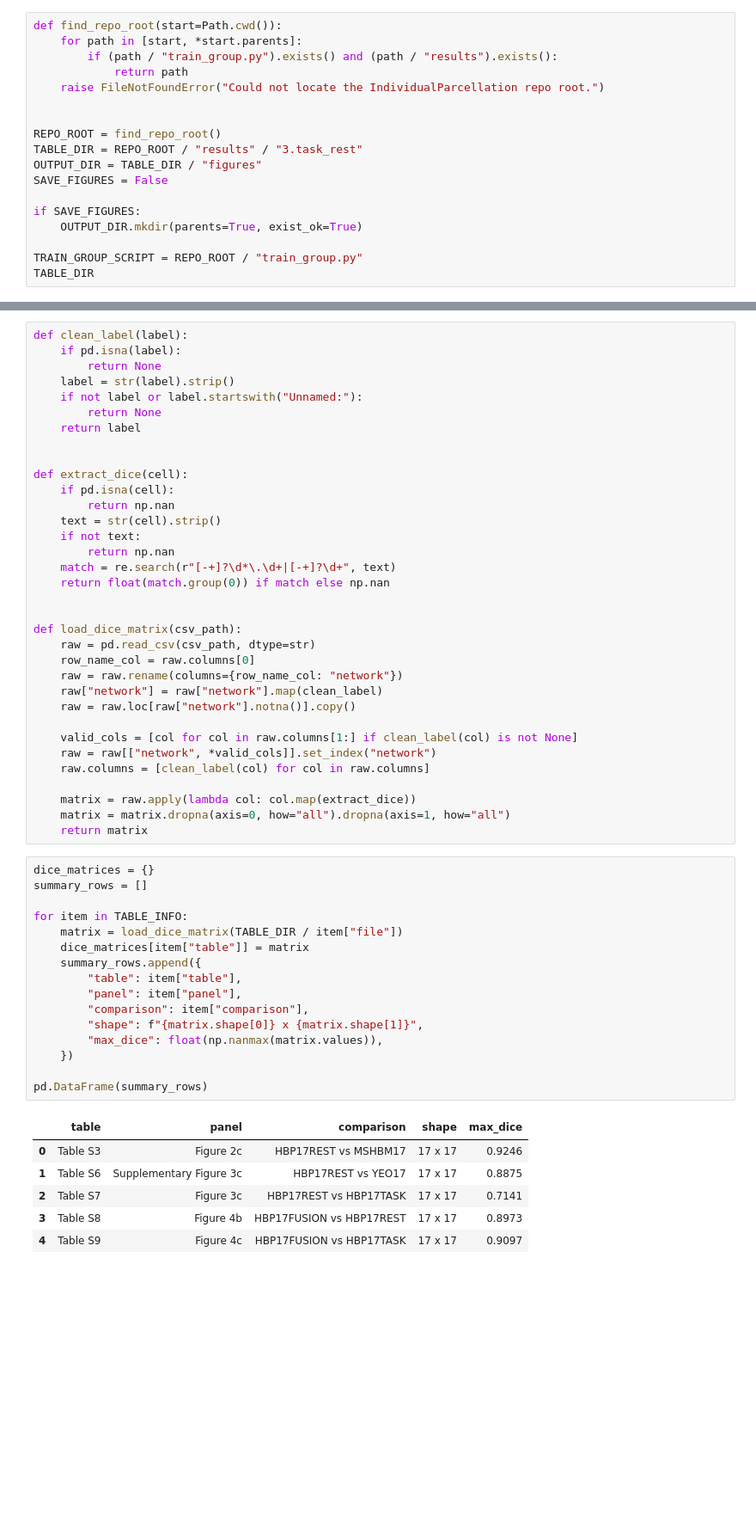
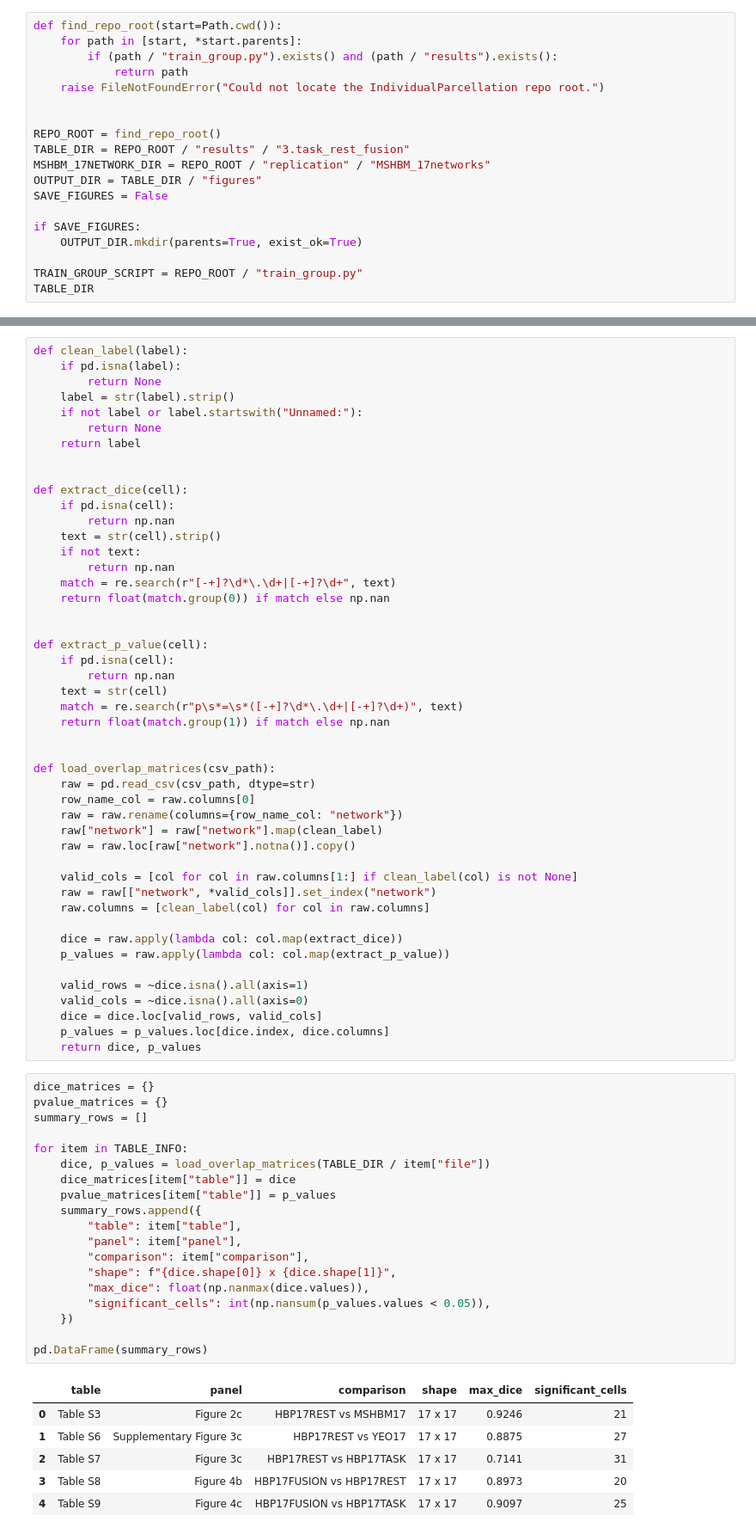
Before and after one commit to dzhi1993/IndividualParcellation, a Jupyter notebook: scripts/3.group_task_rest_comparison/network_dice_similarity.ipynb, the cells around one changed output, grey strips where cells are left out. Shown at 86% size. Drawn from its saved outputs; the diff is of its cells as text; blank space fills up the shorter version.

```diff
--- a/scripts/3.group_task_rest_comparison/network_dice_similarity.ipynb
+++ b/scripts/3.group_task_rest_comparison/network_dice_similarity.ipynb
@@ -28,7 +36,8 @@ def find_repo_root(start=Path.cwd()):
 
 
 REPO_ROOT = find_repo_root()
-TABLE_DIR = REPO_ROOT / "results" / "3.task_rest"
+TABLE_DIR = REPO_ROOT / "results" / "3.task_rest_fusion"
+MSHBM_17NETWORK_DIR = REPO_ROOT / "replication" / "MSHBM_17networks"
 OUTPUT_DIR = TABLE_DIR / "figures"
 SAVE_FIGURES = False
 
@@ -94,7 +104,15 @@ def extract_dice(cell):
     return float(match.group(0)) if match else np.nan
 
 
-def load_dice_matrix(csv_path):
+def extract_p_value(cell):
+    if pd.isna(cell):
+        return np.nan
+    text = str(cell)
+    match = re.search(r"p\s*=\s*([-+]?\d*\.\d+|[-+]?\d+)", text)
+    return float(match.group(1)) if match else np.nan
+
+
+def load_overlap_matrices(csv_path):
     raw = pd.read_csv(csv_path, dtype=str)
     row_name_col = raw.columns[0]
     raw = raw.rename(columns={row_name_col: "network"})
@@ -105,30 +123,38 @@ def load_dice_matrix(csv_path):
     raw = raw[["network", *valid_cols]].set_index("network")
     raw.columns = [clean_label(col) for col in raw.columns]
 
-    matrix = raw.apply(lambda col: col.map(extract_dice))
-    matrix = matrix.dropna(axis=0, how="all").dropna(axis=1, how="all")
-    return matrix
+    dice = raw.apply(lambda col: col.map(extract_dice))
+    p_values = raw.apply(lambda col: col.map(extract_p_value))
+
+    valid_rows = ~dice.isna().all(axis=1)
+    valid_cols = ~dice.isna().all(axis=0)
+    dice = dice.loc[valid_rows, valid_cols]
+    p_values = p_values.loc[dice.index, dice.columns]
+    return dice, p_values
 # %%
 dice_matrices = {}
+pvalue_matrices = {}
 summary_rows = []
 
 for item in TABLE_INFO:
-    matrix = load_dice_matrix(TABLE_DIR / item["file"])
-    dice_matrices[item["table"]] = matrix
+    dice, p_values = load_overlap_matrices(TABLE_DIR / item["file"])
+    dice_matrices[item["table"]] = dice
+    pvalue_matrices[item["table"]] = p_values
     summary_rows.append({
         "table": item["table"],
         "panel": item["panel"],
         "comparison": item["comparison"],
-        "shape": f"{matrix.shape[0]} x {matrix.shape[1]}",
-        "max_dice": float(np.nanmax(matrix.values)),
+        "shape": f"{dice.shape[0]} x {dice.shape[1]}",
+        "max_dice": float(np.nanmax(dice.values)),
+        "significant_cells": int(np.nansum(p_values.values < 0.05)),
     })
 
 pd.DataFrame(summary_rows)
 # %% [output]
-|  | table | panel | comparison | shape | max_dice |
-| 0 | Table S3 | Figure 2c | HBP17REST vs MSHBM17 | 17 x 17 | 0.9246 |
-| 1 | Table S6 | Supplementary Figure 3c | HBP17REST vs YEO17 | 17 x 17 | 0.8875 |
-| 2 | Table S7 | Figure 3c | HBP17REST vs HBP17TASK | 17 x 17 | 0.7141 |
-| 3 | Table S8 | Figure 4b | HBP17FUSION vs HBP17REST | 17 x 17 | 0.8973 |
-| 4 | Table S9 | Figure 4c | HBP17FUSION vs HBP17TASK | 17 x 17 | 0.9097 |
+|  | table | panel | comparison | shape | max_dice | significant_cells |
+| 0 | Table S3 | Figure 2c | HBP17REST vs MSHBM17 | 17 x 17 | 0.9246 | 21 |
+| 1 | Table S6 | Supplementary Figure 3c | HBP17REST vs YEO17 | 17 x 17 | 0.8875 | 27 |
+| 2 | Table S7 | Figure 3c | HBP17REST vs HBP17TASK | 17 x 17 | 0.7141 | 31 |
+| 3 | Table S8 | Figure 4b | HBP17FUSION vs HBP17REST | 17 x 17 | 0.8973 | 20 |
+| 4 | Table S9 | Figure 4c | HBP17FUSION vs HBP17TASK | 17 x 17 | 0.9097 | 25 |
 # %%
```
Also changed, not shown: parts of 9 cells of this notebook, 27 other files.
